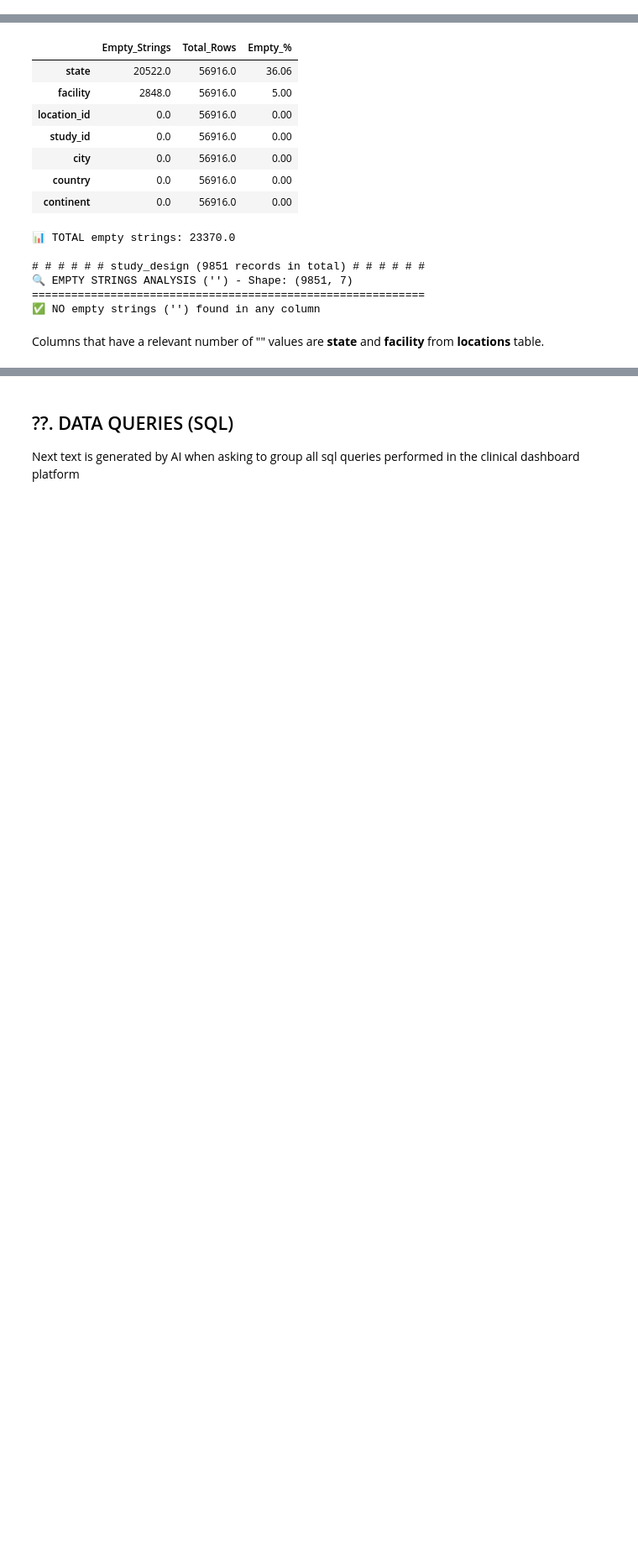
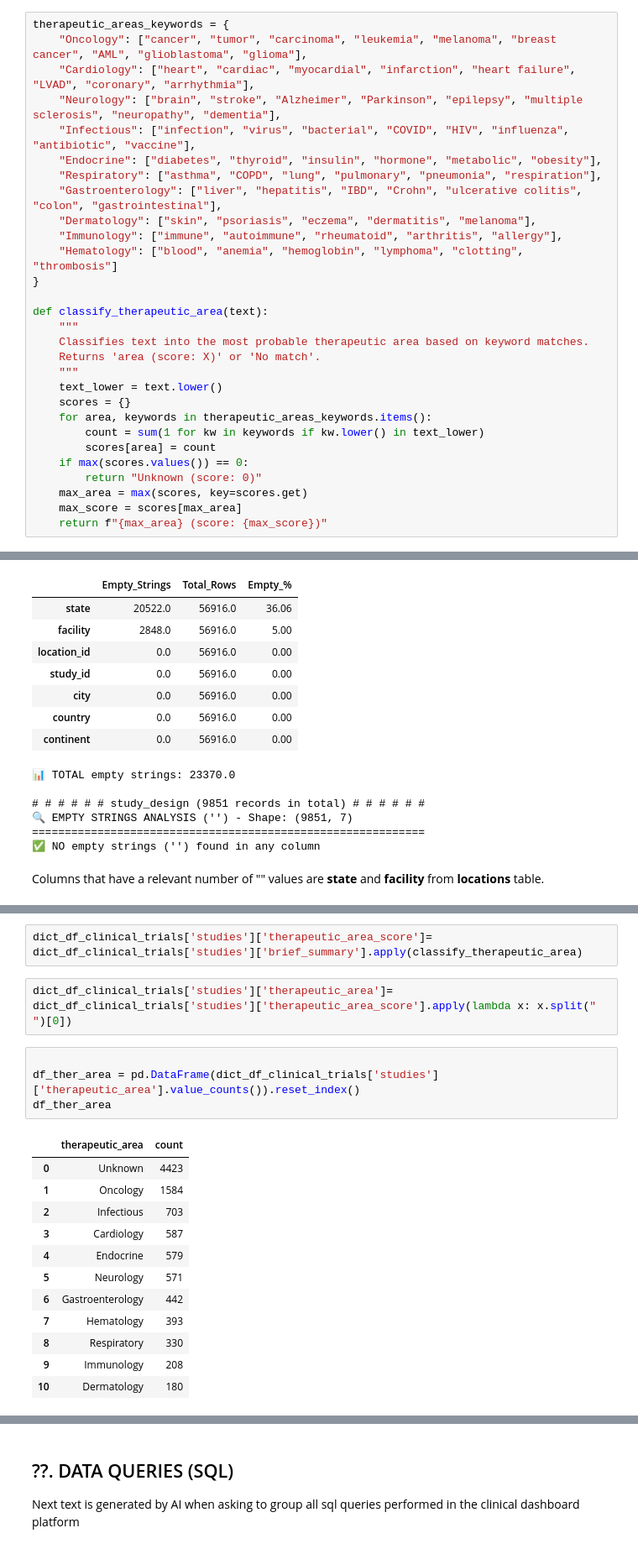
Before and after one commit to MarcHumet/Clinical-Trial-Analytics-Dashboard, a Jupyter notebook: CLINICAL_TRIAL_ANALYTICAL_EDA.ipynb, the cells around one changed output, grey strips where cells are left out. Shown at 84% size. Cells and saved outputs as stored; diff of their text form; blank space fills up the shorter version.

```diff
--- a/CLINICAL_TRIAL_ANALYTICAL_EDA.ipynb
+++ b/CLINICAL_TRIAL_ANALYTICAL_EDA.ipynb
@@ -253,0 +268,29 @@ def plot_heatmap(df, column_name, top_n=15, title=None):
+# %%
+therapeutic_areas_keywords = {
+    "Oncology": ["cancer", "tumor", "carcinoma", "leukemia", "melanoma", "breast cancer", "AML", "glioblastoma", "glioma"],
+    "Cardiology": ["heart", "cardiac", "myocardial", "infarction", "heart failure", "LVAD", "coronary", "arrhythmia"],
+    "Neurology": ["brain", "stroke", "Alzheimer", "Parkinson", "epilepsy", "multiple sclerosis", "neuropathy", "dementia"],
+    "Infectious": ["infection", "virus", "bacterial", "COVID", "HIV", "influenza", "antibiotic", "vaccine"],
+    "Endocrine": ["diabetes", "thyroid", "insulin", "hormone", "metabolic", "obesity"],
+    "Respiratory": ["asthma", "COPD", "lung", "pulmonary", "pneumonia", "respiration"],
+    "Gastroenterology": ["liver", "hepatitis", "IBD", "Crohn", "ulcerative colitis", "colon", "gastrointestinal"],
+    "Dermatology": ["skin", "psoriasis", "eczema", "dermatitis", "melanoma"],
+    "Immunology": ["immune", "autoimmune", "rheumatoid", "arthritis", "allergy"],
+    "Hematology": ["blood", "anemia", "hemoglobin", "lymphoma", "clotting", "thrombosis"]
+}
+
+def classify_therapeutic_area(text):
+    """
+    Classifies text into the most probable therapeutic area based on keyword matches.
+    Returns 'area (score: X)' or 'No match'.
+    """
+    text_lower = text.lower()
+    scores = {}
+    for area, keywords in therapeutic_areas_keywords.items():
+        count = sum(1 for kw in keywords if kw.lower() in text_lower)
+        scores[area] = count
+    if max(scores.values()) == 0:
+        return "Unknown (score: 0)"
+    max_area = max(scores, key=scores.get)
+    max_score = scores[max_area]
+    return f"{max_area} (score: {max_score})"
@@ -754,0 +1159,21 @@ for table in tables_ddbb:
+# %%
+dict_df_clinical_trials['studies']['therapeutic_area_score']= dict_df_clinical_trials['studies']['brief_summary'].apply(classify_therapeutic_area)
+# %%
+dict_df_clinical_trials['studies']['therapeutic_area']= dict_df_clinical_trials['studies']['therapeutic_area_score'].apply(lambda x: x.split(" ")[0])
+# %%
+
+df_ther_area = pd.DataFrame(dict_df_clinical_trials['studies']['therapeutic_area'].value_counts()).reset_index()
+df_ther_area
+# %% [output]
+|  | therapeutic_area | count |
+| 0 | Unknown | 4423 |
+| 1 | Oncology | 1584 |
+| 2 | Infectious | 703 |
+| 3 | Cardiology | 587 |
+| 4 | Endocrine | 579 |
+| 5 | Neurology | 571 |
+| 6 | Gastroenterology | 442 |
+| 7 | Hematology | 393 |
+| 8 | Respiratory | 330 |
+| 9 | Immunology | 208 |
+| 10 | Dermatology | 180 |
```
Also changed, not shown: parts of 32 cells of this notebook.
